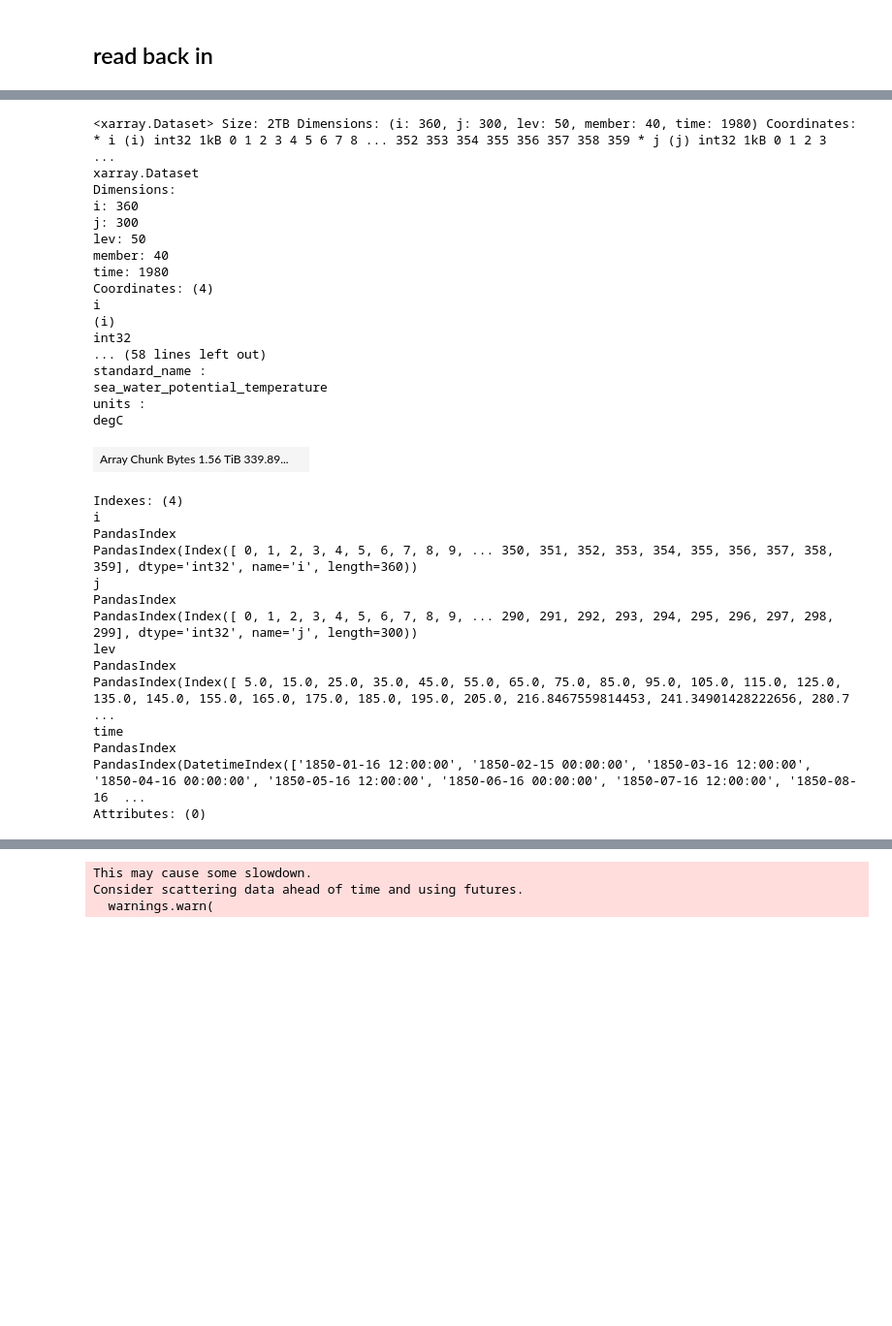
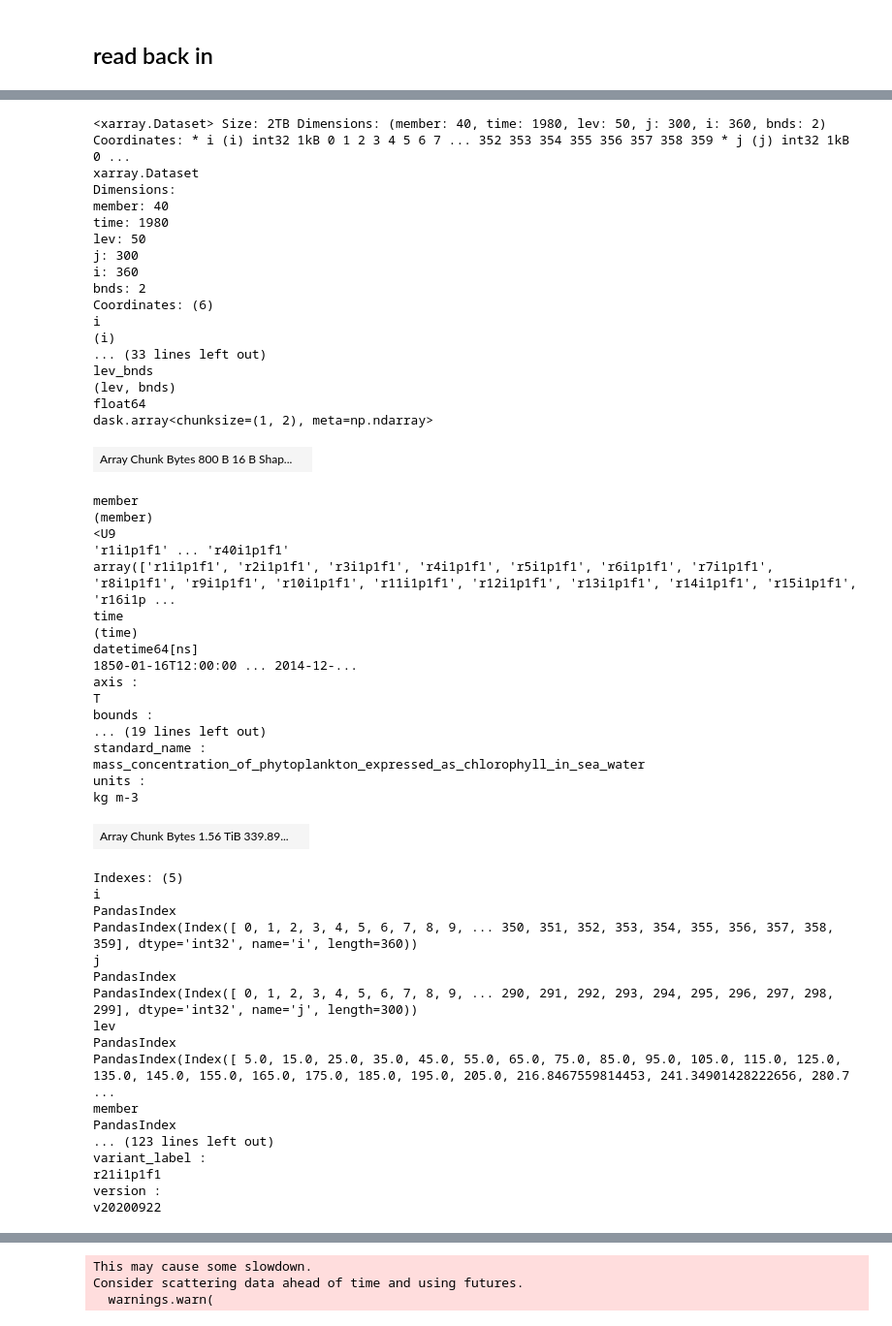
Before and after one commit to Thomas-Moore-Creative/ACDtools, a Jupyter notebook: notebooks/ARD_workflow_2025/ACCESS-ESM15-rechunk-zarr.ipynb, the cells around one changed output, grey strips where cells are left out. Shown: that part at 97% size. Saved outputs shown, nothing was run; the diff lists cells and outputs as text; code cells hidden in the pictures; blank space fills up the shorter version.

Commit message:
#21 code chunk4time

```diff
--- a/notebooks/ARD_workflow_2025/ACCESS-ESM15-rechunk-zarr.ipynb
+++ b/notebooks/ARD_workflow_2025/ACCESS-ESM15-rechunk-zarr.ipynb
@@ -359,37 +357,58 @@ chunk4member.thetao.max('member').isel(lev=0).mean(dim=['i','j']).plot()
 # %%
-thetao_rc = thetao.chunk({'time':-1,'lev':1,'i':150})
-thetao_rc
+ds_chunk4time = base_ds.chunk({'time':-1,'lev':1,'i':150})
+ds_chunk4time
 # %% [output]
-<xarray.Dataset> Size: 2TB Dimensions: (i: 360, j: 300, lev: 50, member: 40, time: 1980) Coordinates: * i (i) int32 1kB 0 1 2 3 4 5 6 7 8 ... 352 353 354 355 356 357 358 359 * j (j) int32 1kB 0 1 2 3  ...
+<xarray.Dataset> Size: 2TB Dimensions: (member: 40, time: 1980, lev: 50, j: 300, i: 360, bnds: 2) Coordinates: * i (i) int32 1kB 0 1 2 3 4 5 6 7 ... 352 353 354 355 356 357 358 359 * j (j) int32 1kB 0 ...
 xarray.Dataset
 Dimensions:
-i: 360
-j: 300
-lev: 50
 member: 40
 time: 1980
-Coordinates: (4)
+lev: 50
+j: 300
+i: 360
+bnds: 2
+Coordinates: (6)
 i
 (i)
-int32
-... (58 lines left out)
-standard_name :
-sea_water_potential_temperature
-units :
-degC
+... (33 lines left out)
+lev_bnds
+(lev, bnds)
+float64
+dask.array<chunksize=(1, 2), meta=np.ndarray>
-| Array Chunk Bytes 1.56 TiB 339.89... |  |
+| Array Chunk Bytes 800 B 16 B Shap... |  |
-Indexes: (4)
-i
-PandasIndex
-PandasIndex(Index([ 0, 1, 2, 3, 4, 5, 6, 7, 8, 9, ... 350, 351, 352, 353, 354, 355, 356, 357, 358, 359], dtype='int32', name='i', length=360))
-j
-PandasIndex
-PandasIndex(Index([ 0, 1, 2, 3, 4, 5, 6, 7, 8, 9, ... 290, 291, 292, 293, 294, 295, 296, 297, 298, 299], dtype='int32', name='j', length=300))
-lev
-PandasIndex
-PandasIndex(Index([ 5.0, 15.0, 25.0, 35.0, 45.0, 55.0, 65.0, 75.0, 85.0, 95.0, 105.0, 115.0, 125.0, 135.0, 145.0, 155.0, 165.0, 175.0, 185.0, 195.0, 205.0, 216.8467559814453, 241.34901428222656, 280.7 ...
+member
+(member)
+<U9
+'r1i1p1f1' ... 'r40i1p1f1'
+array(['r1i1p1f1', 'r2i1p1f1', 'r3i1p1f1', 'r4i1p1f1', 'r5i1p1f1', 'r6i1p1f1', 'r7i1p1f1', 'r8i1p1f1', 'r9i1p1f1', 'r10i1p1f1', 'r11i1p1f1', 'r12i1p1f1', 'r13i1p1f1', 'r14i1p1f1', 'r15i1p1f1', 'r16i1p ...
 time
-PandasIndex
-PandasIndex(DatetimeIndex(['1850-01-16 12:00:00', '1850-02-15 00:00:00', '1850-03-16 12:00:00', '1850-04-16 00:00:00', '1850-05-16 12:00:00', '1850-06-16 00:00:00', '1850-07-16 12:00:00', '1850-08-16  ...
-Attributes: (0)
+(time)
+datetime64[ns]
+1850-01-16T12:00:00 ... 2014-12-...
+axis :
+T
+bounds :
+... (19 lines left out)
+standard_name :
+mass_concentration_of_phytoplankton_expressed_as_chlorophyll_in_sea_water
+units :
+kg m-3
+| Array Chunk Bytes 1.56 TiB 339.89... |  |
+Indexes: (5)
+i
+PandasIndex
+PandasIndex(Index([ 0, 1, 2, 3, 4, 5, 6, 7, 8, 9, ... 350, 351, 352, 353, 354, 355, 356, 357, 358, 359], dtype='int32', name='i', length=360))
+j
+PandasIndex
+PandasIndex(Index([ 0, 1, 2, 3, 4, 5, 6, 7, 8, 9, ... 290, 291, 292, 293, 294, 295, 296, 297, 298, 299], dtype='int32', name='j', length=300))
+lev
+PandasIndex
+PandasIndex(Index([ 5.0, 15.0, 25.0, 35.0, 45.0, 55.0, 65.0, 75.0, 85.0, 95.0, 105.0, 115.0, 125.0, 135.0, 145.0, 155.0, 165.0, 175.0, 185.0, 195.0, 205.0, 216.8467559814453, 241.34901428222656, 280.7 ...
+member
+PandasIndex
+... (123 lines left out)
+variant_label :
+r21i1p1f1
+version :
+v20200922
 # %%
```
Also changed, not shown: parts of 19 cells of this notebook.
